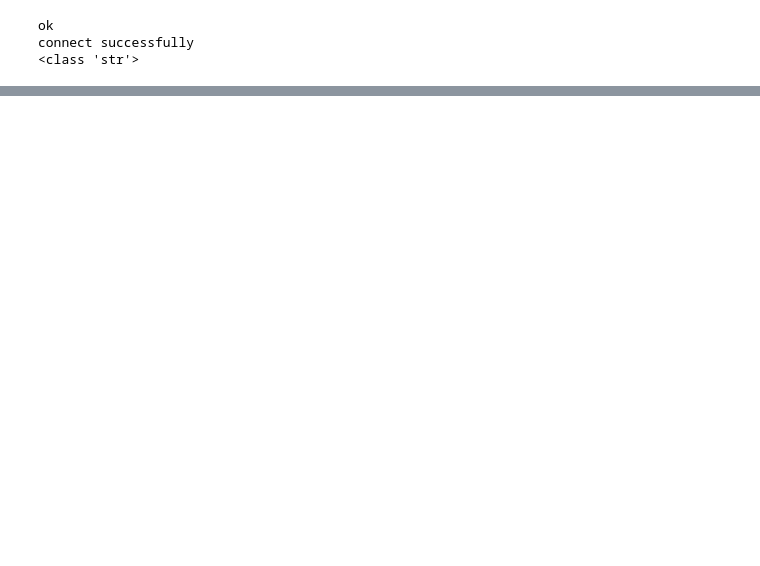
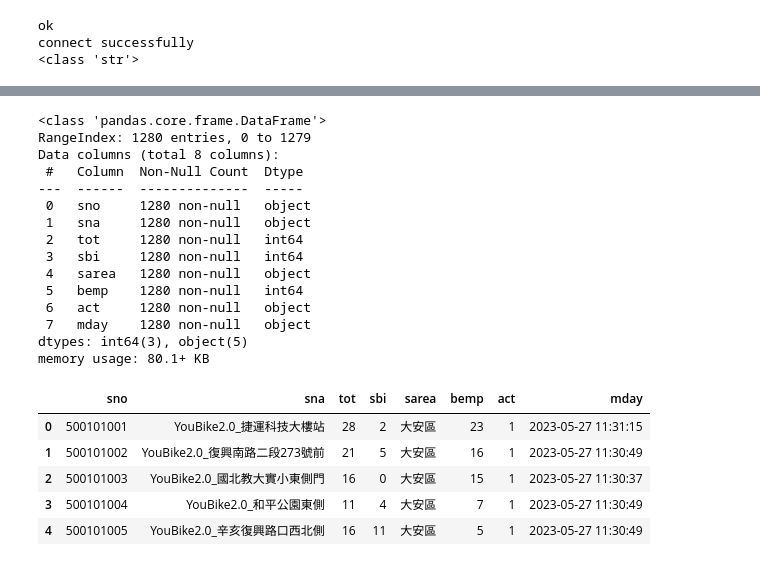
Before and after one commit to Wendy-TW/Python_Class_202305, a Jupyter notebook: Lesson_7_1_DataFrame.ipynb, the cells around one changed output, grey strips where cells are left out. Drawn from its saved outputs; the diff is of its cells as text; code cells hidden in the pictures; blank space fills up the shorter version.

```diff
--- a/Lesson_7_1_DataFrame.ipynb
+++ b/Lesson_7_1_DataFrame.ipynb
@@ -66,0 +95,27 @@ DF1
+# %%
+#create new DataFrame from source by selecti
+DF2= pd.DataFrame(data=all_data, columns=['sno', 'sna', 'tot', 'sbi', 'sarea', 'bemp' , 'act', 'mday'])
+DF2.info()
+DF2.head(n=5)
+# %% [output]
+<class 'pandas.core.frame.DataFrame'>
+RangeIndex: 1280 entries, 0 to 1279
+Data columns (total 8 columns):
+ #   Column  Non-Null Count  Dtype
+---  ------  --------------  -----
+ 0   sno     1280 non-null   object
+ 1   sna     1280 non-null   object
+ 2   tot     1280 non-null   int64
+ 3   sbi     1280 non-null   int64
+ 4   sarea   1280 non-null   object
+ 5   bemp    1280 non-null   int64
+ 6   act     1280 non-null   object
+ 7   mday    1280 non-null   object
+dtypes: int64(3), object(5)
+memory usage: 80.1+ KB
+|  | sno | sna | tot | sbi | sarea | bemp | act | mday |
+| 0 | 500101001 | YouBike2.0_捷運科技大樓站 | 28 | 2 | 大安區 | 23 | 1 | 2023-05-27 11:31:15 |
+| 1 | 500101002 | YouBike2.0_復興南路二段273號前 | 21 | 5 | 大安區 | 16 | 1 | 2023-05-27 11:30:49 |
+| 2 | 500101003 | YouBike2.0_國北教大實小東側門 | 16 | 0 | 大安區 | 15 | 1 | 2023-05-27 11:30:37 |
+| 3 | 500101004 | YouBike2.0_和平公園東側 | 11 | 4 | 大安區 | 7 | 1 | 2023-05-27 11:30:49 |
+| 4 | 500101005 | YouBike2.0_辛亥復興路口西北側 | 16 | 11 | 大安區 | 5 | 1 | 2023-05-27 11:30:49 |
```
Also changed, not shown: parts of 3 cells of this notebook, 1 other file.
